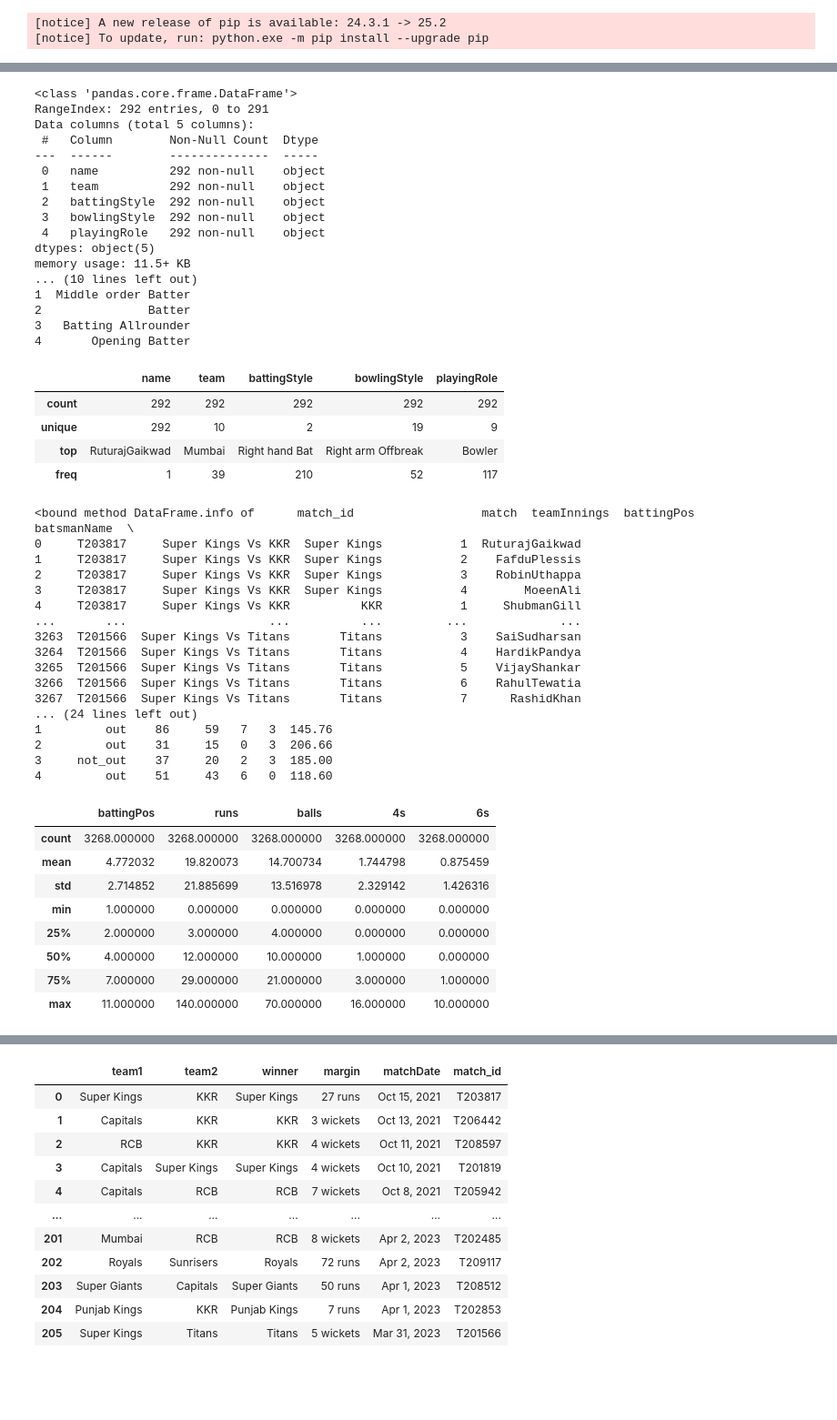
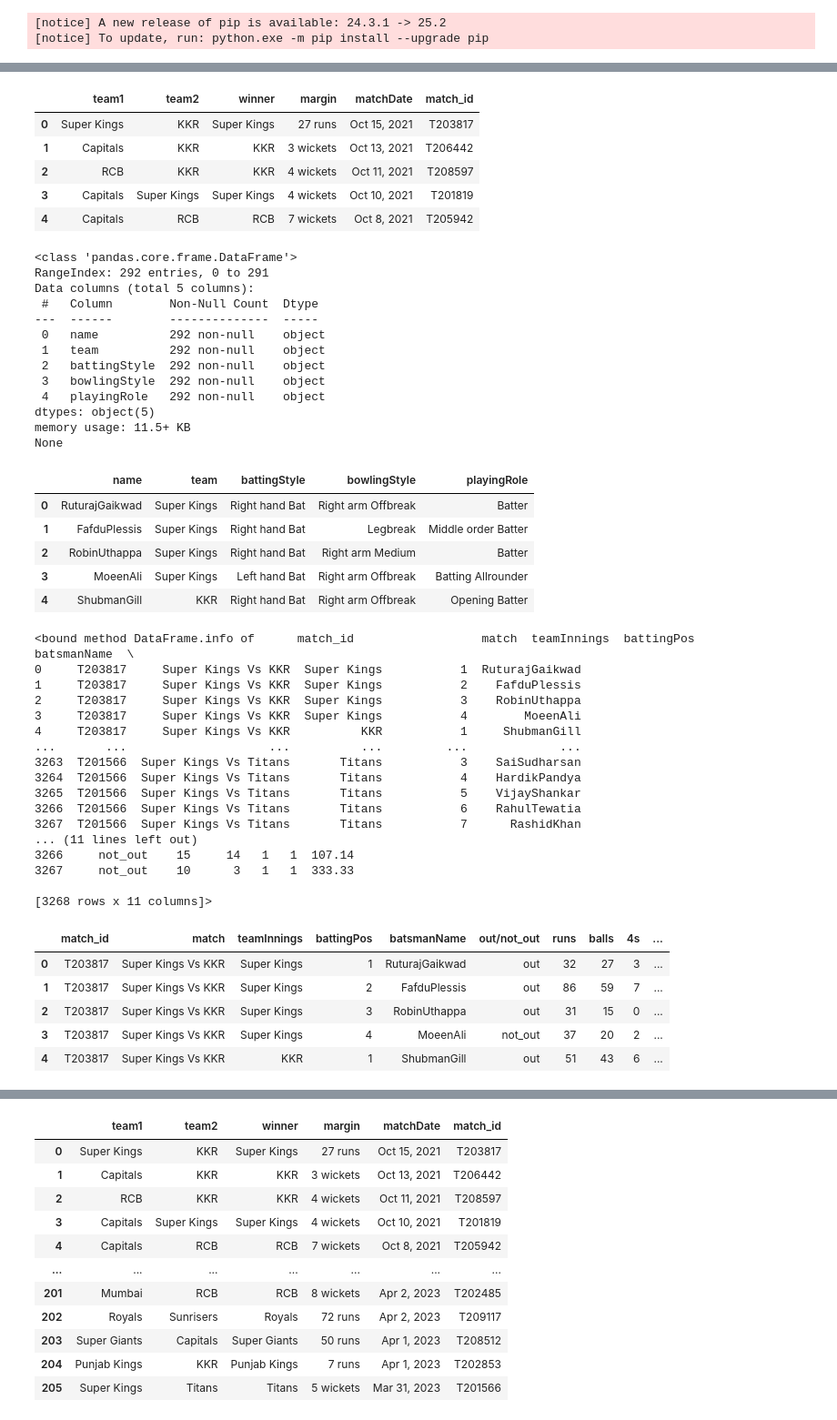
Before and after one commit to Vasista03/Coursework, a Jupyter notebook: cricket_vas.ipynb, the cells around one changed output, grey strips where cells are left out. Shown at 91% size. Drawn from its saved outputs; the diff is of its cells as text; code cells hidden in the pictures; blank space fills up the shorter version.

```diff
--- a/cricket_vas.ipynb
+++ b/cricket_vas.ipynb
@@ -168,9 +153,14 @@ None
+# %%
+matches.head()
+# %% [output]
+|  | team1 | team2 | winner | margin | matchDate | match_id |
+| 0 | Super Kings | KKR | Super Kings | 27 runs | Oct 15, 2021 | T203817 |
+| 1 | Capitals | KKR | KKR | 3 wickets | Oct 13, 2021 | T206442 |
+| 2 | RCB | KKR | KKR | 4 wickets | Oct 11, 2021 | T208597 |
+| 3 | Capitals | Super Kings | Super Kings | 4 wickets | Oct 10, 2021 | T201819 |
+| 4 | Capitals | RCB | RCB | 7 wickets | Oct 8, 2021 | T205942 |
 # %%
 print(players.info())
-
-print(players.head())
-
-players.describe()
 # %% [output]
 <class 'pandas.core.frame.DataFrame'>
 RangeIndex: 292 entries, 0 to 291
@@ -184,22 +174,18 @@ Data columns (total 5 columns):
  4   playingRole   292 non-null    object
 dtypes: object(5)
 memory usage: 11.5+ KB
-... (10 lines left out)
-1  Middle order Batter
-2               Batter
-3   Batting Allrounder
-4       Opening Batter
+None
-|  | name | team | battingStyle | bowlingStyle | playingRole |
-| count | 292 | 292 | 292 | 292 | 292 |
-| unique | 292 | 10 | 2 | 19 | 9 |
-| top | RuturajGaikwad | Mumbai | Right hand Bat | Right arm Offbreak | Bowler |
-| freq | 1 | 39 | 210 | 52 | 117 |
+# %%
+players.head()
+# %% [output]
+|  | name | team | battingStyle | bowlingStyle | playingRole |
+| 0 | RuturajGaikwad | Super Kings | Right hand Bat | Right arm Offbreak | Batter |
+| 1 | FafduPlessis | Super Kings | Right hand Bat | Legbreak | Middle order Batter |
+| 2 | RobinUthappa | Super Kings | Right hand Bat | Right arm Medium | Batter |
+| 3 | MoeenAli | Super Kings | Left hand Bat | Right arm Offbreak | Batting Allrounder |
+| 4 | ShubmanGill | KKR | Right hand Bat | Right arm Offbreak | Opening Batter |
 # %%
 print(bat_sum.info)
-
-print(bat_sum.head())
-
-bat_sum.describe()
 # %% [output]
 <bound method DataFrame.info of      match_id                  match  teamInnings  battingPos     batsmanName  \
 0     T203817     Super Kings Vs KKR  Super Kings           1  RuturajGaikwad
@@ -213,19 +199,19 @@ bat_sum.describe()
 3265  T201566  Super Kings Vs Titans       Titans           5    VijayShankar
 3266  T201566  Super Kings Vs Titans       Titans           6    RahulTewatia
 3267  T201566  Super Kings Vs Titans       Titans           7      RashidKhan
-... (24 lines left out)
-1         out    86     59   7   3  145.76
-2         out    31     15   0   3  206.66
-3     not_out    37     20   2   3  185.00
-4         out    51     43   6   0  118.60
+... (11 lines left out)
+3266     not_out    15     14   1   1  107.14
+3267     not_out    10      3   1   1  333.33
+
+[3268 rows x 11 columns]>
-|  | battingPos | runs | balls | 4s | 6s |
-| count | 3268.000000 | 3268.000000 | 3268.000000 | 3268.000000 | 3268.000000 |
-| mean | 4.772032 | 19.820073 | 14.700734 | 1.744798 | 0.875459 |
-| std | 2.714852 | 21.885699 | 13.516978 | 2.329142 | 1.426316 |
-| min | 1.000000 | 0.000000 | 0.000000 | 0.000000 | 0.000000 |
-| 25% | 2.000000 | 3.000000 | 4.000000 | 0.000000 | 0.000000 |
-| 50% | 4.000000 | 12.000000 | 10.000000 | 1.000000 | 0.000000 |
-| 75% | 7.000000 | 29.000000 | 21.000000 | 3.000000 | 1.000000 |
-| max | 11.000000 | 140.000000 | 70.000000 | 16.000000 | 10.000000 |
+# %%
+bat_sum.head()
+# %% [output]
+|  | match_id | match | teamInnings | battingPos | batsmanName | out/not_out | runs | balls | 4s | ... |
+| 0 | T203817 | Super Kings Vs KKR | Super Kings | 1 | RuturajGaikwad | out | 32 | 27 | 3 | ... |
+| 1 | T203817 | Super Kings Vs KKR | Super Kings | 2 | FafduPlessis | out | 86 | 59 | 7 | ... |
+| 2 | T203817 | Super Kings Vs KKR | Super Kings | 3 | RobinUthappa | out | 31 | 15 | 0 | ... |
+| 3 | T203817 | Super Kings Vs KKR | Super Kings | 4 | MoeenAli | not_out | 37 | 20 | 2 | ... |
+| 4 | T203817 | Super Kings Vs KKR | KKR | 1 | ShubmanGill | out | 51 | 43 | 6 | ... |
 # %%
 print(bowl_sum.info)
```
Also changed, not shown: parts of 22 cells of this notebook.
